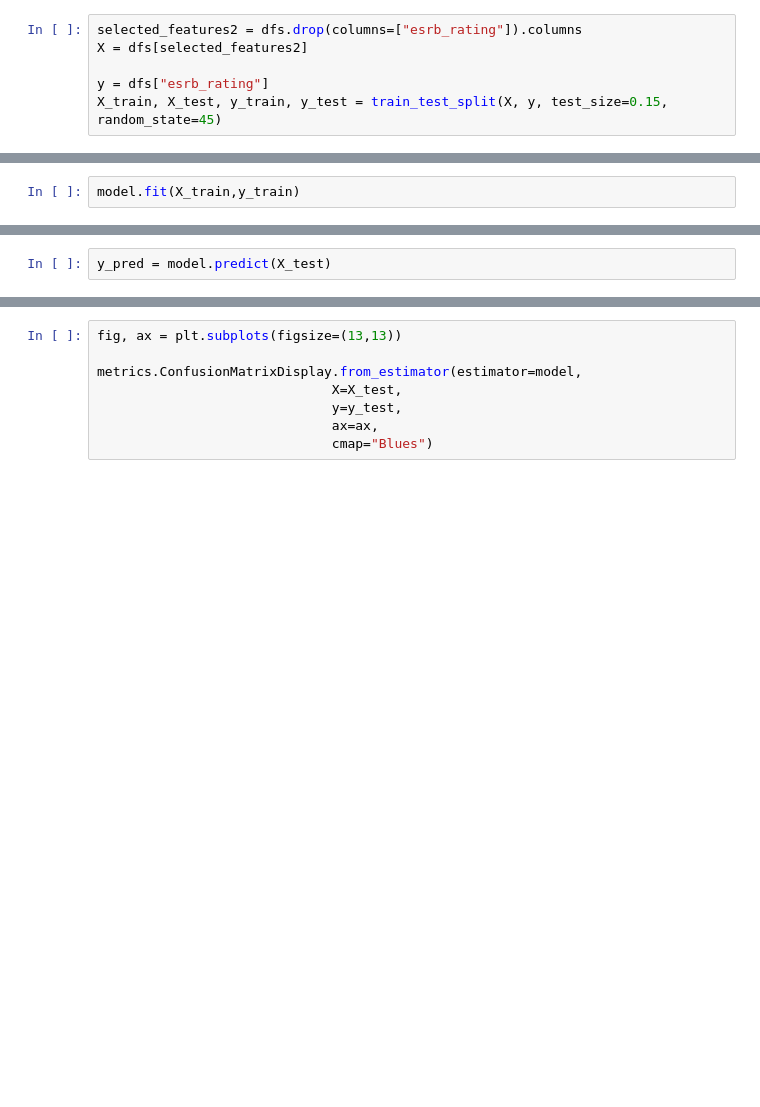
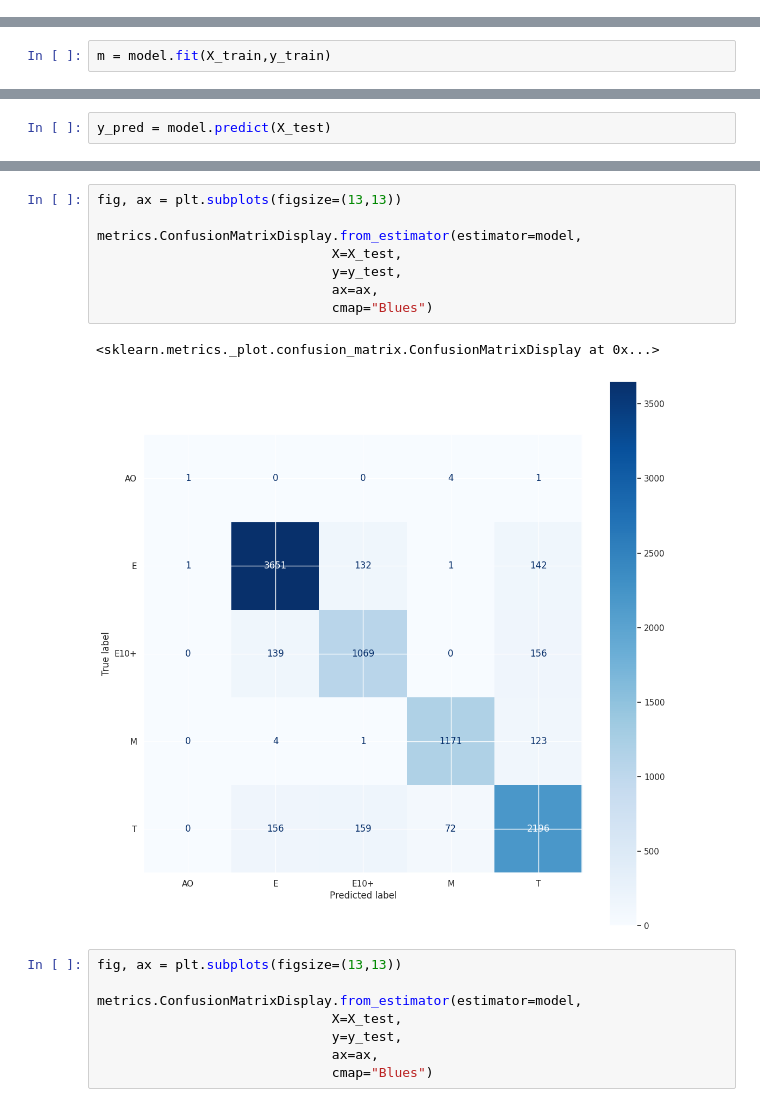
Before and after one commit to AshKatzEm/SQLproject, a Jupyter notebook: Notebooks/SQL_ESRB_Project.ipynb, the cells around one changed output, grey strips where cells are left out. Drawn from its saved outputs; the diff is of its cells as text; blank space fills up the shorter version.

```diff
--- a/Notebooks/SQL_ESRB_Project.ipynb
+++ b/Notebooks/SQL_ESRB_Project.ipynb
@@ -321,13 +242,7 @@ feature_imp
 | 27 | 0.002161 | use_of_drugs_and_alcohol |
 | 13 | 0.001720 | mild_cartoon_violence |
 | 19 | 0.000000 | nudity |
-# %%
-selected_features2 = dfs.drop(columns=["esrb_rating"]).columns
-X = dfs[selected_features2]
-
-y = dfs["esrb_rating"]
-X_train, X_test, y_train, y_test = train_test_split(X, y, test_size=0.15, random_state=45)
 # %%
 model = RandomForestClassifier()
 # %%
-model.fit(X_train,y_train)
+m = model.fit(X_train,y_train)
@@ -365,3 +283,14 @@ print(confusion_matrix(y_true=y_test, y_pred=y_pred))
+# %%
+fig, ax = plt.subplots(figsize=(13,13))
+
+metrics.ConfusionMatrixDisplay.from_estimator(estimator=model,
+                              X=X_test,
+                              y=y_test,
+                              ax=ax,
+                              cmap="Blues")
+# %% [output]
+<sklearn.metrics._plot.confusion_matrix.ConfusionMatrixDisplay at 0x...>
+[figure, added]
 # %%
 fig, ax = plt.subplots(figsize=(13,13))
 
```
Also changed, not shown: parts of 64 cells of this notebook, 2 other files.
